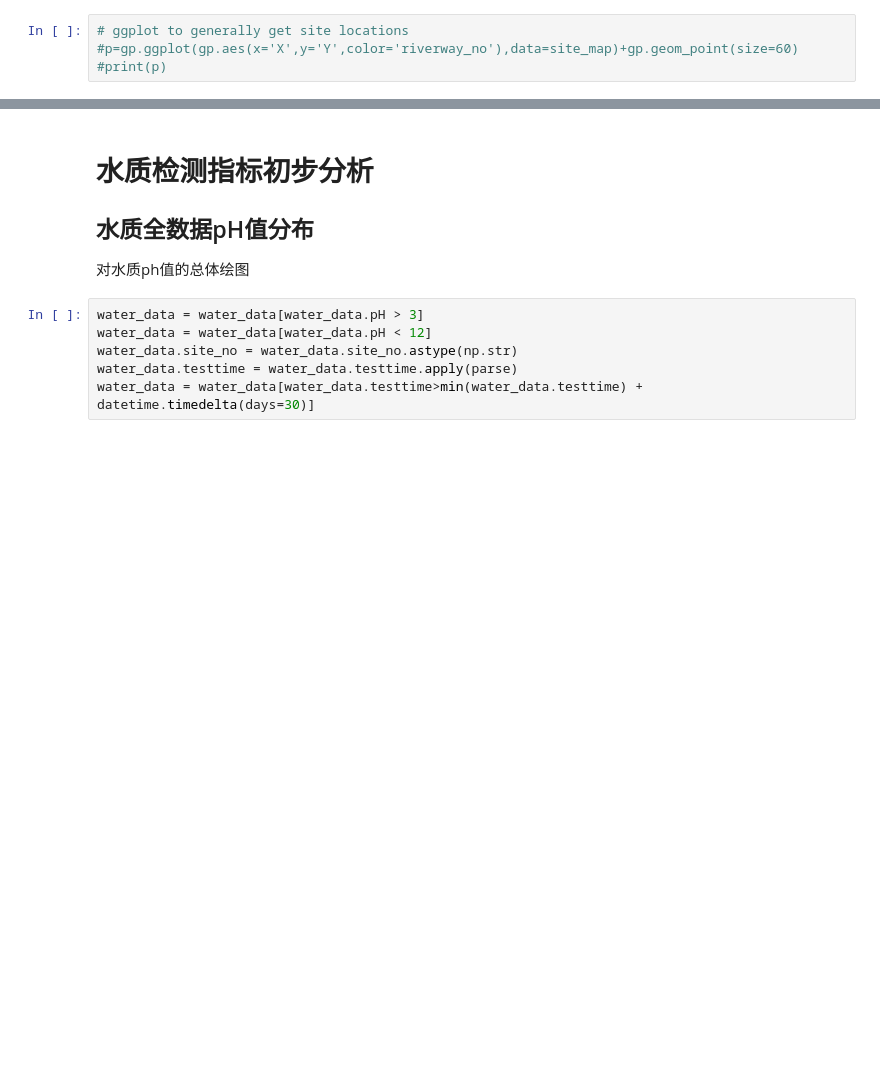
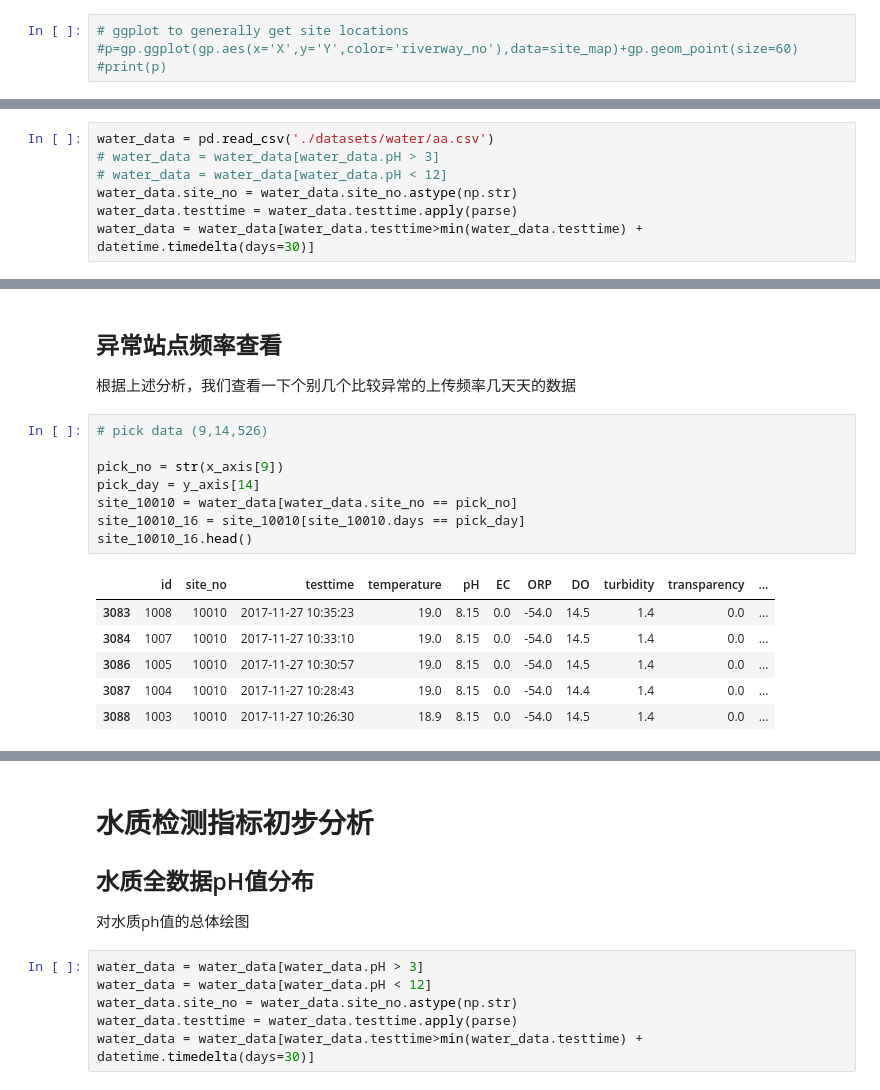
Before and after one commit to ZionPF/jupyter, a Jupyter notebook: water_quality.ipynb, the cells around one changed output, grey strips where cells are left out. Cells and saved outputs as stored; diff of their text form; blank space fills up the shorter version.

```diff
--- a/water_quality.ipynb
+++ b/water_quality.ipynb
@@ -193,0 +211,7 @@ Loading BokehJS ...
+# %%
+water_data = pd.read_csv('./datasets/water/aa.csv')
+# water_data = water_data[water_data.pH > 3]
+# water_data = water_data[water_data.pH < 12]
+water_data.site_no = water_data.site_no.astype(np.str)
+water_data.testtime = water_data.testtime.apply(parse)
+water_data = water_data[water_data.testtime>min(water_data.testtime) + datetime.timedelta(days=30)]
@@ -193,0 +303,19 @@ Loading BokehJS ...
+# %% [markdown]
+## 异常站点频率查看
+
+根据上述分析，我们查看一下个别几个比较异常的上传频率几天天的数据
+# %%
+# pick data (9,14,526)
+
+pick_no = str(x_axis[9])
+pick_day = y_axis[14]
+site_10010 = water_data[water_data.site_no == pick_no]
+site_10010_16 = site_10010[site_10010.days == pick_day]
+site_10010_16.head()
+# %% [output]
+|  | id | site_no | testtime | temperature | pH | EC | ORP | DO | turbidity | transparency | ... |
+| 3083 | 1008 | 10010 | 2017-11-27 10:35:23 | 19.0 | 8.15 | 0.0 | -54.0 | 14.5 | 1.4 | 0.0 | ... |
+| 3084 | 1007 | 10010 | 2017-11-27 10:33:10 | 19.0 | 8.15 | 0.0 | -54.0 | 14.5 | 1.4 | 0.0 | ... |
+| 3086 | 1005 | 10010 | 2017-11-27 10:30:57 | 19.0 | 8.15 | 0.0 | -54.0 | 14.5 | 1.4 | 0.0 | ... |
+| 3087 | 1004 | 10010 | 2017-11-27 10:28:43 | 19.0 | 8.15 | 0.0 | -54.0 | 14.4 | 1.4 | 0.0 | ... |
+| 3088 | 1003 | 10010 | 2017-11-27 10:26:30 | 18.9 | 8.15 | 0.0 | -54.0 | 14.5 | 1.4 | 0.0 | ... |
```
Also changed, not shown: parts of 28 cells of this notebook.
